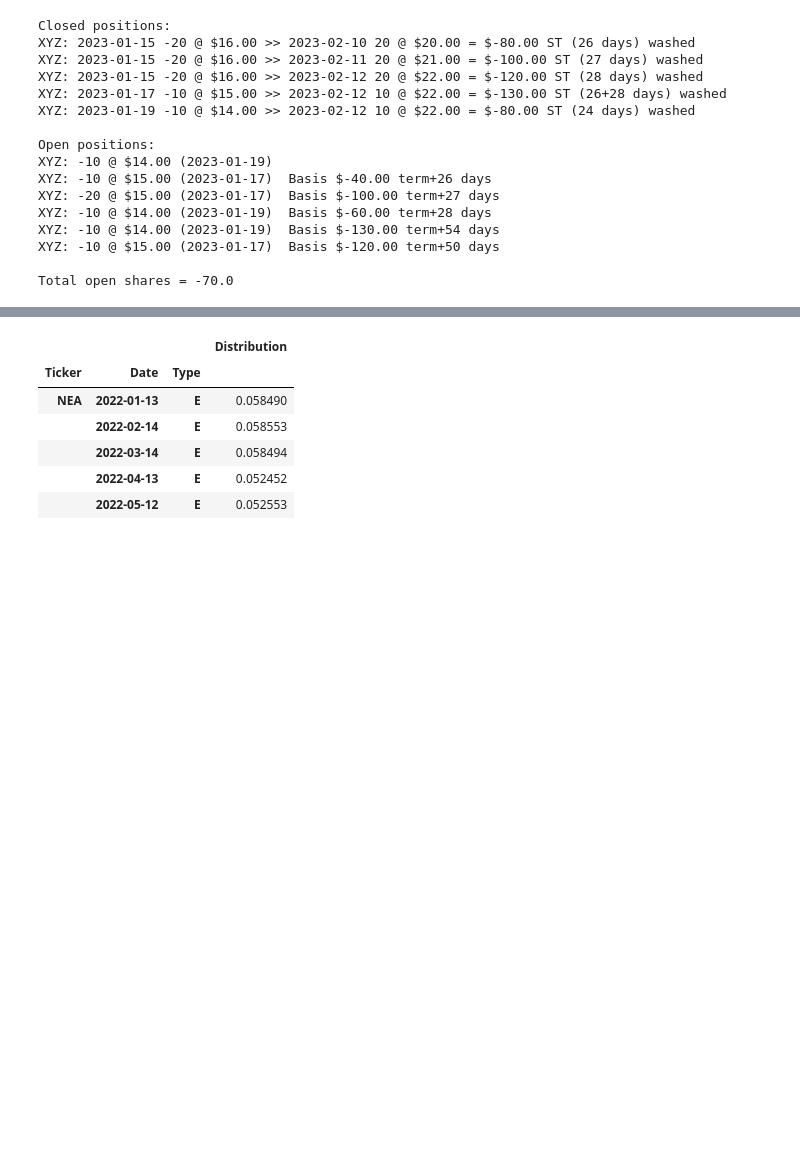
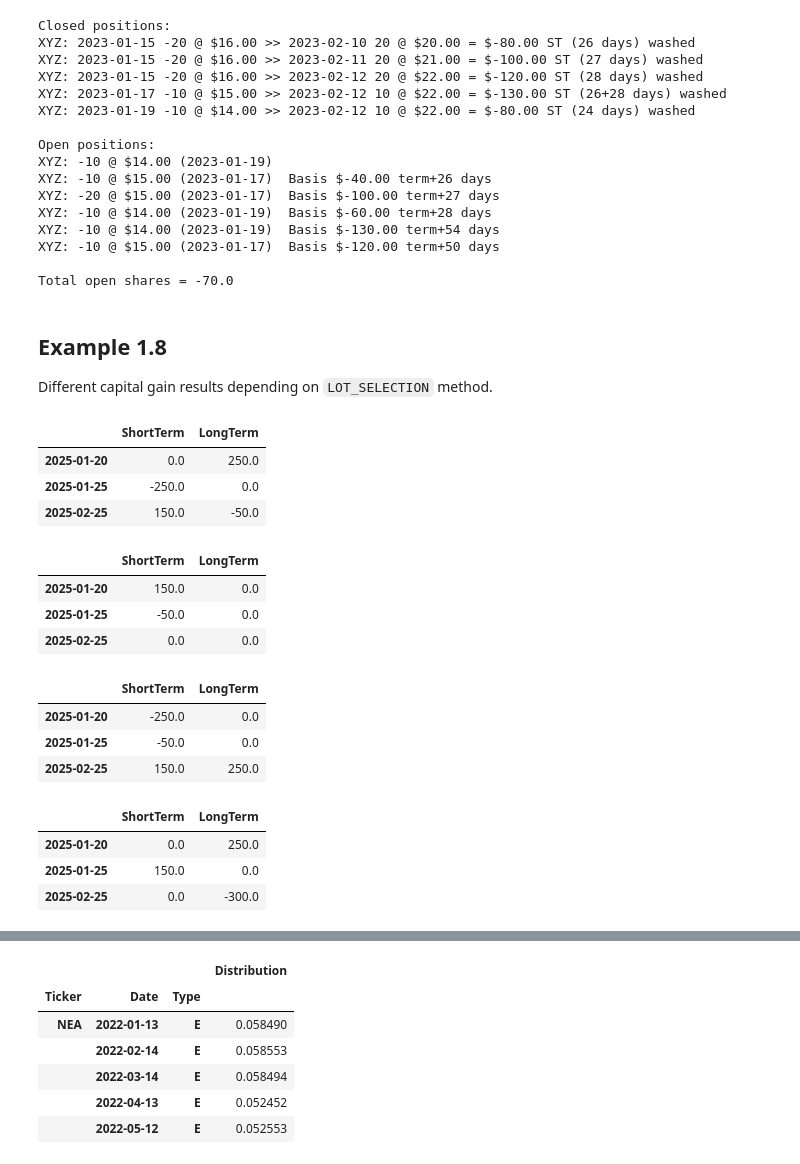
Before and after one commit to dbookstaber/tax_tracker, a Jupyter notebook: Examples.ipynb, the cells around one changed output, grey strips where cells are left out. Drawn from its saved outputs; the diff is of its cells as text; code cells hidden in the pictures; blank space fills up the shorter version.

Commit message:
v0.1.2: Added tax-lot selection options (FIFO, LIFO, HIFO, LOFO)

```diff
--- a/Examples.ipynb
+++ b/Examples.ipynb
@@ -623,3 +623,50 @@ XYZ: -10 @ $14.00 (2023-01-19)  Basis $-130.00 term+54 days
 XYZ: -10 @ $15.00 (2023-01-17)  Basis $-120.00 term+50 days
 
 Total open shares = -70.0
+# %% [markdown]
+## Example 1.8
+Different capital gain results depending on `LOT_SELECTION` method.
+# %%
+from tax_tracker import Config, TaxLotSelection, CapGainsTracker
+import pandas as pd
+def trade_sequence(tracker) -> pd.DataFrame:
+    tracker.trade(pd.Timestamp('2024-01-15'), 'XYZ', 50, price=10)
+    tracker.trade(pd.Timestamp('2024-01-30'), 'XYZ', 50, price=20)
+    tracker.trade(pd.Timestamp('2024-02-17'), 'XYZ', 50, price=16)
+    tracker.trade(pd.Timestamp('2024-02-27'), 'XYZ', 50, price=12)
+    tracker.trade(pd.Timestamp('2025-01-20'), 'XYZ', -50, price=15)
+    tracker.trade(pd.Timestamp('2025-01-25'), 'XYZ', -50, price=15)
+    tracker.trade(pd.Timestamp('2025-02-25'), 'XYZ', -100, price=15)
+    return tracker.capital_gains_df
+
+Config.LOT_SELECTION = TaxLotSelection.FIFO
+trade_sequence(CapGainsTracker())
+# %% [output]
+|  | ShortTerm | LongTerm |
+| 2025-01-20 | 0.0 | 250.0 |
+| 2025-01-25 | -250.0 | 0.0 |
+| 2025-02-25 | 150.0 | -50.0 |
+# %%
+Config.LOT_SELECTION = TaxLotSelection.LIFO
+trade_sequence(CapGainsTracker())
+# %% [output]
+|  | ShortTerm | LongTerm |
+| 2025-01-20 | 150.0 | 0.0 |
+| 2025-01-25 | -50.0 | 0.0 |
+| 2025-02-25 | 0.0 | 0.0 |
+# %%
+Config.LOT_SELECTION = TaxLotSelection.HIFO
+trade_sequence(CapGainsTracker())
+# %% [output]
+|  | ShortTerm | LongTerm |
+| 2025-01-20 | -250.0 | 0.0 |
+| 2025-01-25 | -50.0 | 0.0 |
+| 2025-02-25 | 150.0 | 250.0 |
+# %%
+Config.LOT_SELECTION = TaxLotSelection.LOFO
+trade_sequence(CapGainsTracker())
+# %% [output]
+|  | ShortTerm | LongTerm |
+| 2025-01-20 | 0.0 | 250.0 |
+| 2025-01-25 | 150.0 | 0.0 |
+| 2025-02-25 | 0.0 | -300.0 |
```
Also changed, not shown: parts of 1 cell of this notebook, 4 other files.
